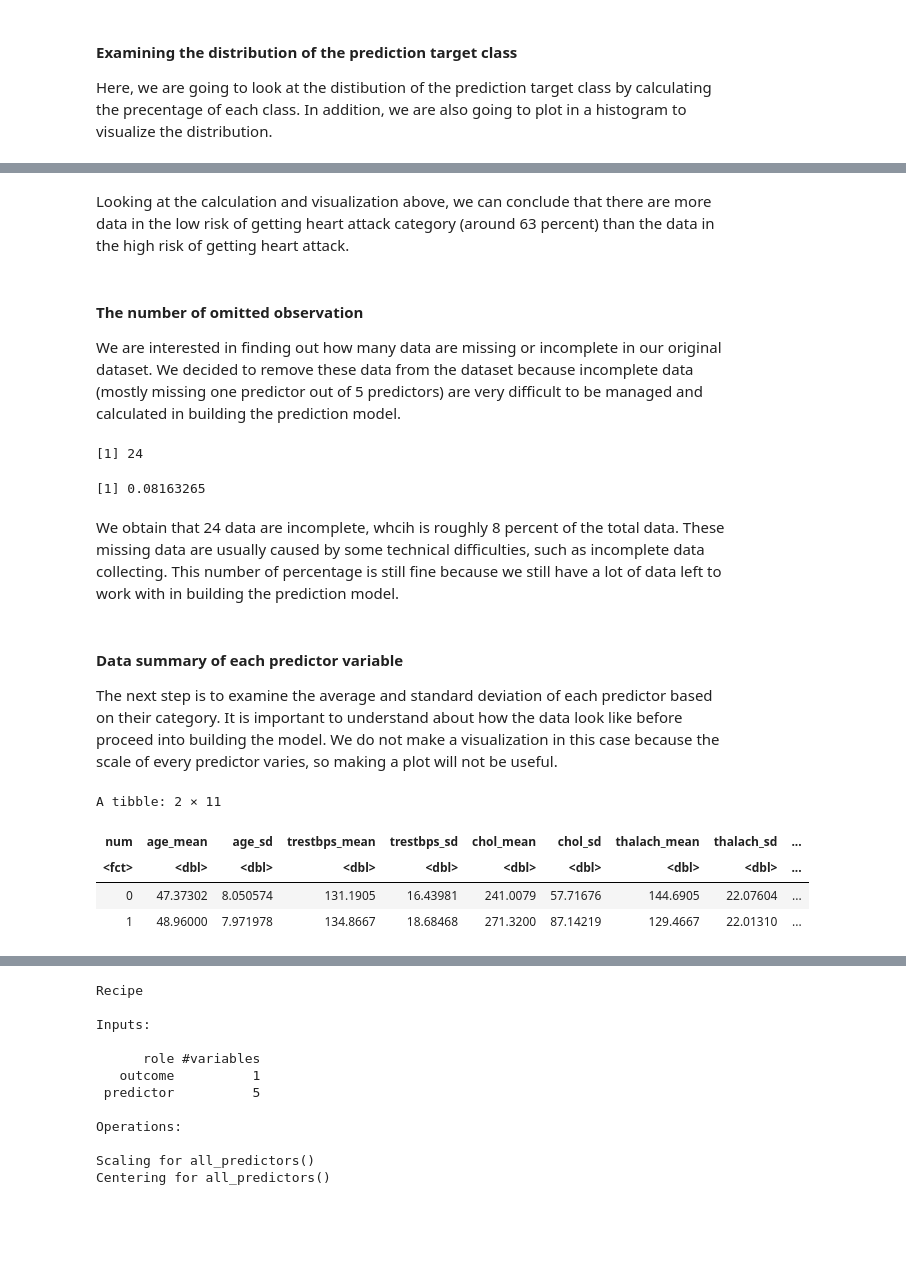
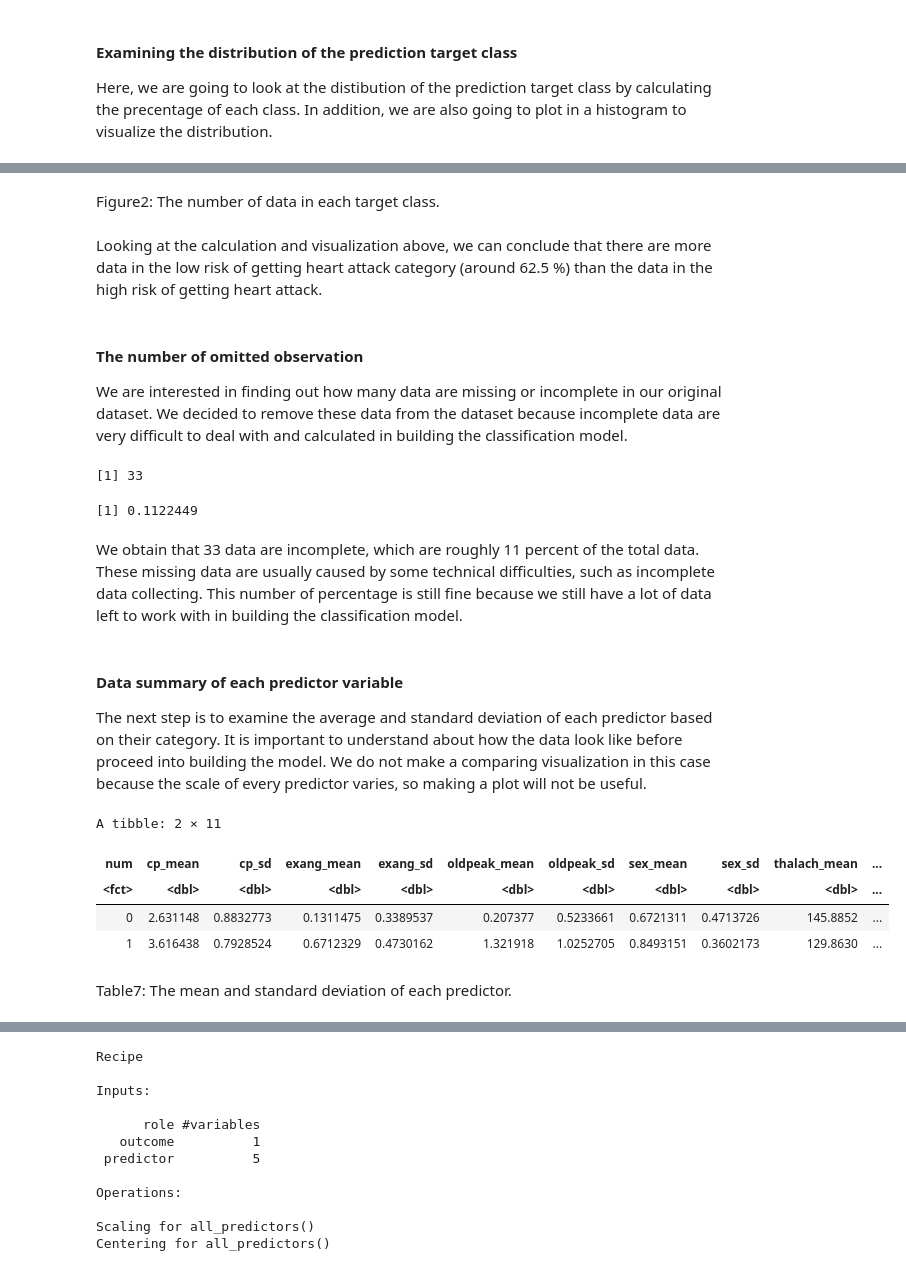
Before and after one commit to RichardAdhika22/heart_attack_prediction_knn, a Jupyter notebook: Group_project_report.ipynb, the cells around one changed output, grey strips where cells are left out. Drawn from its saved outputs; the diff is of its cells as text; code cells hidden in the pictures; blank space fills up the shorter version.

```diff
--- a/Group_project_report.ipynb
+++ b/Group_project_report.ipynb
@@ -83,10 +117,7 @@ Here, we choose 5 variables as our predictors as follow: age, trestbps, chol, th
 # %%
-heart_attack_data_selected = heart_attack_data_modified |>
-    select(age,trestbps,chol,thalach,oldpeak,num)|>
+heart_attack_data_tidy = heart_attack_data_modified |>
+    select(-slope,-ca,-thal)|>
     drop_na()
 
-nrow_heart_attack_tidy = nrow(heart_attack_data_selected)
-
-heart_attack_data_selected
-nrow_heart_attack_tidy
+heart_attack_data_tidy
 # %% [output]
@@ -108,9 +140,6 @@ As a rule of thumb, we should always split our data into training set and testin
 # %%
-set.seed(4321)
+set.seed(9999)
 
-heart_attack_split = initial_split(heart_attack_data_selected, prop = 0.75, strata = num)
+heart_attack_split = initial_split(heart_attack_data_tidy, prop = 0.75, strata = num)
 heart_attack_training = training(heart_attack_split)
 heart_attack_testing = testing(heart_attack_split)
-
-heart_attack_training
-heart_attack_testing
@@ -137,0 +196,5 @@ A tibble: 69 × 6
+# %%
+heart_attack_selected = heart_attack_training |>
+    select(cp, exang, oldpeak, sex, thalach, num)
+
+heart_attack_selected
@@ -172,63 +250,67 @@ num_count_plot
+# %% [markdown]
+Figure2: The number of data in each target class.
 # %% [markdown]
-Looking at the calculation and visualization above, we can conclude that there are more data in the low risk of getting heart attack category (around 63 percent) than the data in the high risk of getting heart attack.
+Looking at the calculation and visualization above, we can conclude that there are more data in the low risk of getting heart attack category (around 62.5 %) than the data in the high risk of getting heart attack.
 # %% [markdown]
 #### The number of omitted observation
 
-We are interested in finding out how many data are missing or incomplete in our original dataset. We decided to remove these data from the dataset because incomplete data (mostly missing one predictor out of 5 predictors) are very difficult to be managed and calculated in building the prediction model.
+We are interested in finding out how many data are missing or incomplete in our original dataset. We decided to remove these data from the dataset because incomplete data are very difficult to deal with and calculated in building the classification model.
 # %%
-missing_data = nrow(heart_attack_data_raw) - nrow_heart_attack_tidy
+missing_data = nrow(heart_attack_data_raw) - nrow(heart_attack_data_tidy)
 missing_data
 
 missing_data_percentage = missing_data/nrow(heart_attack_data_raw)
 missing_data_percentage
 # %% [output]
-[1] 24
+[1] 33
-[1] 0.08163265
+[1] 0.1122449
 # %% [markdown]
-We obtain that 24 data are incomplete, whcih is roughly 8 percent of the total data. These missing data are usually caused by some technical difficulties, such as incomplete data collecting. This number of percentage is still fine because we still have a lot of data left to work with in building the prediction model.
+We obtain that 33 data are incomplete, which are roughly 11 percent of the total data. These missing data are usually caused by some technical difficulties, such as incomplete data collecting. This number of percentage is still fine because we still have a lot of data left to work with in building the classification model.
 # %% [markdown]
 #### Data summary of each predictor variable
 
 The next step is to examine the average and standard deviation of each predictor based on their category.
 It is important to understand about how the data look like before proceed into building the model.
-We do not make a visualization in this case because the scale of every predictor varies, so making a plot will not be useful.
+We do not make a comparing visualization in this case because the scale of every predictor varies, so making a plot will not be useful.
 # %%
-table_means = heart_attack_training |>
+table_means = heart_attack_selected |>
     group_by(num) |>
-    summarize(across(age:oldpeak,.fns=list('mean'=mean,'sd'=sd)))
+    summarize(across(cp:thalach,.fns=list('mean'=mean,'sd'=sd)))
 
 age_mean = table_means |>
-    select(age_mean)|>
-    summarize(age_mean = mean(age_mean))|>
+    select(cp_mean)|>
+    summarize(age_mean = mean(cp_mean))|>
     pull()
 
 trestbps_mean = table_means |>
-    select(trestbps_mean)|>
-    summarize(trestbps_mean = mean(trestbps_mean))|>
+    select(exang_mean)|>
+    summarize(trestbps_mean = mean(exang_mean))|>
     pull()
 
 chol_mean = table_means |>
-    select(chol_mean)|>
-    summarize(chol_mean = mean(chol_mean))|>
+    select(oldpeak_mean)|>
+    summarize(chol_mean = mean(oldpeak_mean))|>
     pull()
 
 thalach_mean = table_means |>
-    select(thalach_mean)|>
-    summarize(thalach_mean = mean(thalach_mean))|>
+    select(sex_mean)|>
+    summarize(thalach_mean = mean(sex_mean))|>
     pull()
 
 oldpeak_mean = table_means |>
-    select(oldpeak_mean)|>
-    summarize(oldpeak_mean = mean(oldpeak_mean))|>
+    select(thalach_mean)|>
+    summarize(oldpeak_mean = mean(thalach_mean))|>
     pull()
 
 table_means
 # %% [output]
 A tibble: 2 × 11
-| num | age_mean | age_sd | trestbps_mean | trestbps_sd | chol_mean | chol_sd | thalach_mean | thalach_sd | ... |
-| <fct> | <dbl> | <dbl> | <dbl> | <dbl> | <dbl> | <dbl> | <dbl> | <dbl> | ... |
-| 0 | 47.37302 | 8.050574 | 131.1905 | 16.43981 | 241.0079 | 57.71676 | 144.6905 | 22.07604 | ... |
-| 1 | 48.96000 | 7.971978 | 134.8667 | 18.68468 | 271.3200 | 87.14219 | 129.4667 | 22.01310 | ... |
+| num | cp_mean | cp_sd | exang_mean | exang_sd | oldpeak_mean | oldpeak_sd | sex_mean | sex_sd | thalach_mean | ... |
+| <fct> | <dbl> | <dbl> | <dbl> | <dbl> | <dbl> | <dbl> | <dbl> | <dbl> | <dbl> | ... |
+| 0 | 2.631148 | 0.8832773 | 0.1311475 | 0.3389537 | 0.207377 | 0.5233661 | 0.6721311 | 0.4713726 | 145.8852 | ... |
+| 1 | 3.616438 | 0.7928524 | 0.6712329 | 0.4730162 | 1.321918 | 1.0252705 | 0.8493151 | 0.3602173 | 129.8630 | ... |
+# %% [markdown]
+Table7: The mean and standard deviation of each predictor.
 # %% [markdown]
 #### Distribution of each predictor variable
 
```
Also changed, not shown: parts of 55 cells of this notebook.
